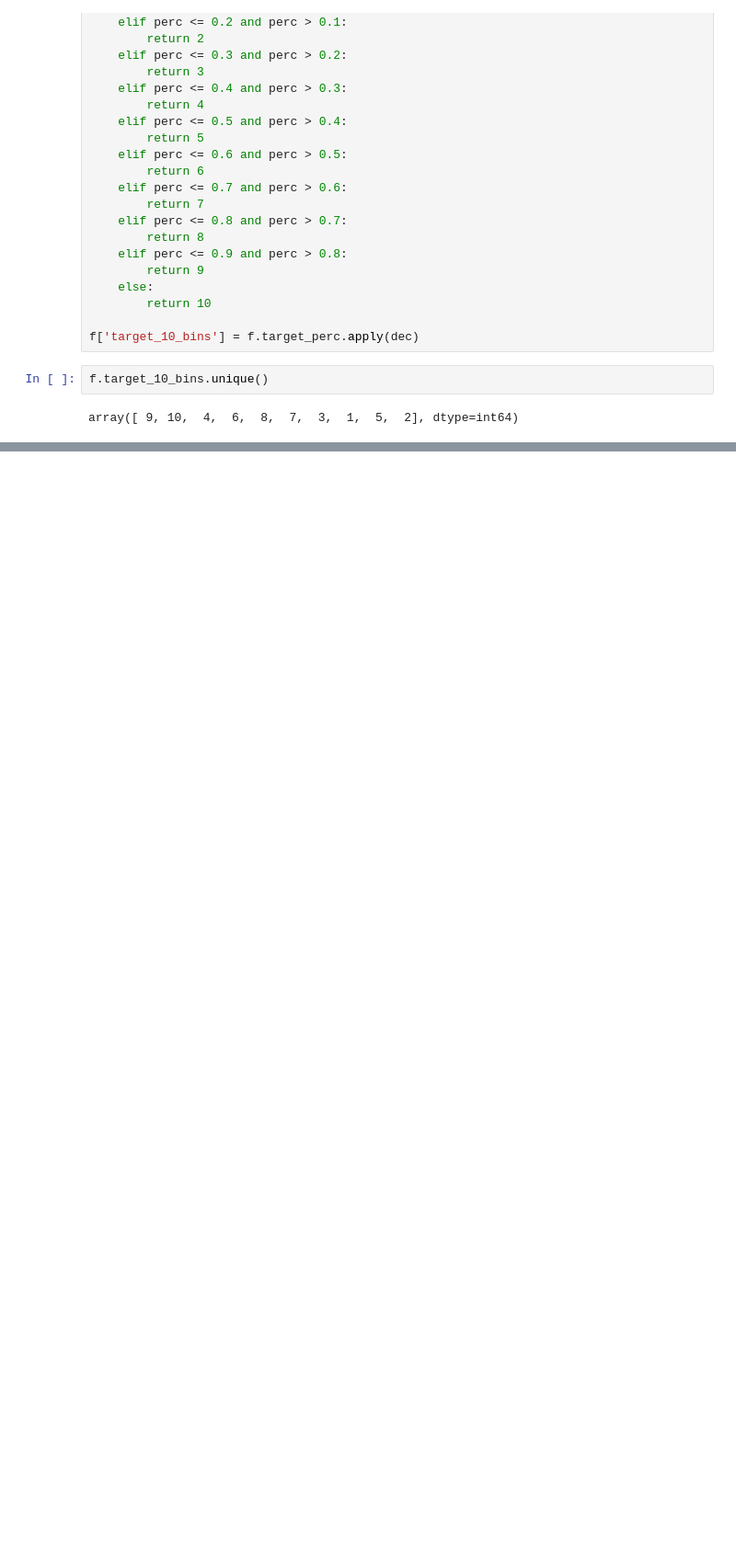
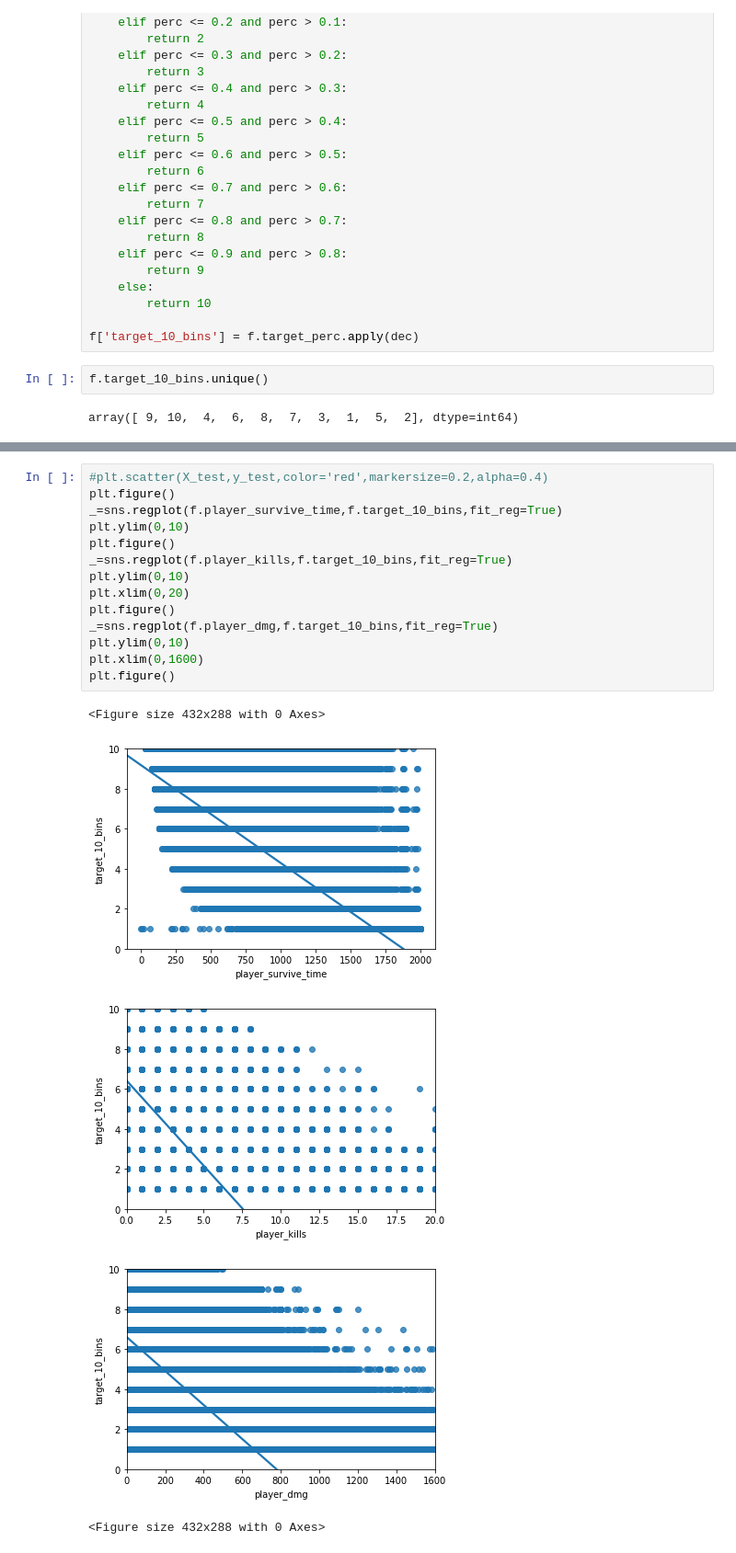
Before and after one commit to MikeSLee1738/Springboard_Projects, a Jupyter notebook: Capstone Project PUBG/Days.ipynb, the cells around one changed output, grey strips where cells are left out. Shown at 92% size. Saved outputs shown, nothing was run; the diff lists cells and outputs as text; blank space fills up the shorter version.

```diff
--- a/Capstone Project PUBG/Days.ipynb
+++ b/Capstone Project PUBG/Days.ipynb
@@ -369,0 +441,20 @@ Accuracy on test data:     0.99
+# %%
+#plt.scatter(X_test,y_test,color='red',markersize=0.2,alpha=0.4)
+plt.figure()
+_=sns.regplot(f.player_survive_time,f.target_10_bins,fit_reg=True)
+plt.ylim(0,10)
+plt.figure()
+_=sns.regplot(f.player_kills,f.target_10_bins,fit_reg=True)
+plt.ylim(0,10)
+plt.xlim(0,20)
+plt.figure()
+_=sns.regplot(f.player_dmg,f.target_10_bins,fit_reg=True)
+plt.ylim(0,10)
+plt.xlim(0,1600)
+plt.figure()
+# %% [output]
+<Figure size 432x288 with 0 Axes>
+[figure, added]
+[figure, added]
+[figure, added]
+<Figure size 432x288 with 0 Axes>
```
Also changed, not shown: parts of 100 cells of this notebook, 2 other files.
